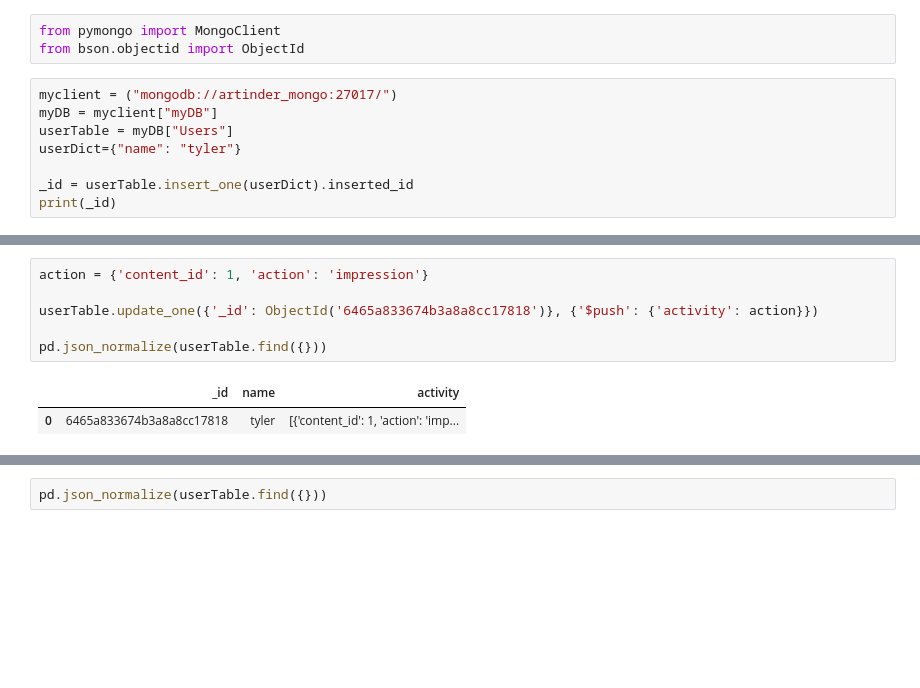
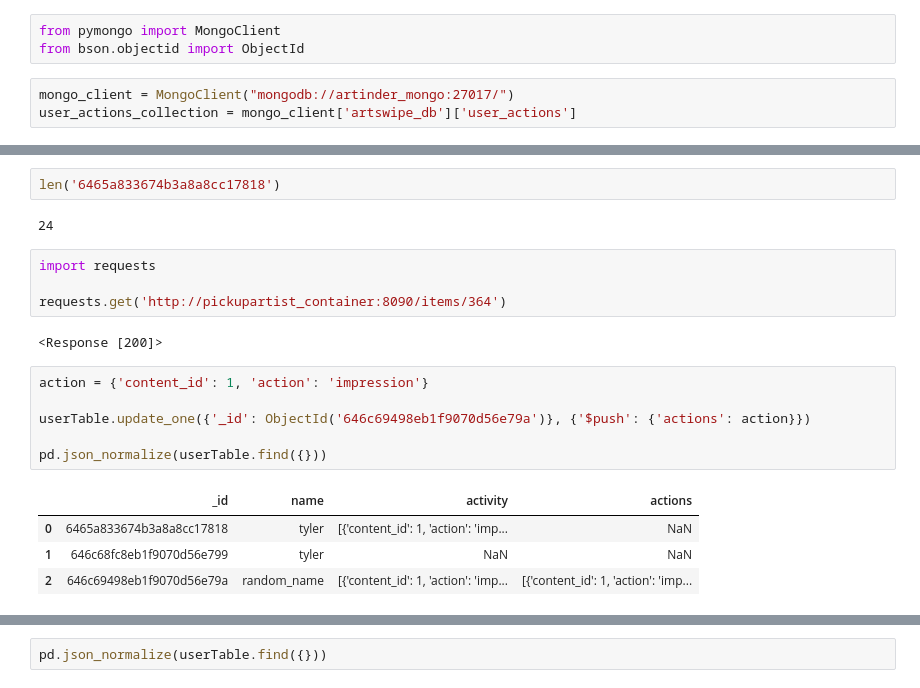
Before and after one commit to aleksandr-dzhumurat/wikiart_data_scraper, a Jupyter notebook: src/jupyter_notebooks/mongo_client.ipynb, the cells around one changed output, grey strips where cells are left out. Saved outputs shown, nothing was run; the diff lists cells and outputs as text; blank space fills up the shorter version.

```diff
--- a/src/jupyter_notebooks/mongo_client.ipynb
+++ b/src/jupyter_notebooks/mongo_client.ipynb
@@ -2,10 +2,5 @@
 from pymongo import MongoClient
 from bson.objectid import ObjectId
 # %%
-myclient = ("mongodb://artinder_mongo:27017/")
-myDB = myclient["myDB"]
-userTable = myDB["Users"]
-userDict={"name": "tyler"}
-
-_id = userTable.insert_one(userDict).inserted_id
-print(_id)
+mongo_client = MongoClient("mongodb://artinder_mongo:27017/")
+user_actions_collection = mongo_client['artswipe_db']['user_actions']
@@ -21,9 +85,21 @@ pd.json_normalize(userTable.find({}))
+# %%
+len('6465a833674b3a8a8cc17818')
+# %% [output]
+24
+# %%
+import requests
+
+requests.get('http://pickupartist_container:8090/items/364')
+# %% [output]
+<Response [200]>
 # %%
 action = {'content_id': 1, 'action': 'impression'}
 
-userTable.update_one({'_id': ObjectId('6465a833674b3a8a8cc17818')}, {'$push': {'activity': action}})
+userTable.update_one({'_id': ObjectId('646c69498eb1f9070d56e79a')}, {'$push': {'actions': action}})
 
 pd.json_normalize(userTable.find({}))
 # %% [output]
-|  | _id | name | activity |
-| 0 | 6465a833674b3a8a8cc17818 | tyler | [{'content_id': 1, 'action': 'imp... |
+|  | _id | name | activity | actions |
+| 0 | 6465a833674b3a8a8cc17818 | tyler | [{'content_id': 1, 'action': 'imp... | NaN |
+| 1 | 646c68fc8eb1f9070d56e799 | tyler | NaN | NaN |
+| 2 | 646c69498eb1f9070d56e79a | random_name | [{'content_id': 1, 'action': 'imp... | [{'content_id': 1, 'action': 'imp... |
```
Also changed, not shown: parts of 9 cells of this notebook, 12 other files.
